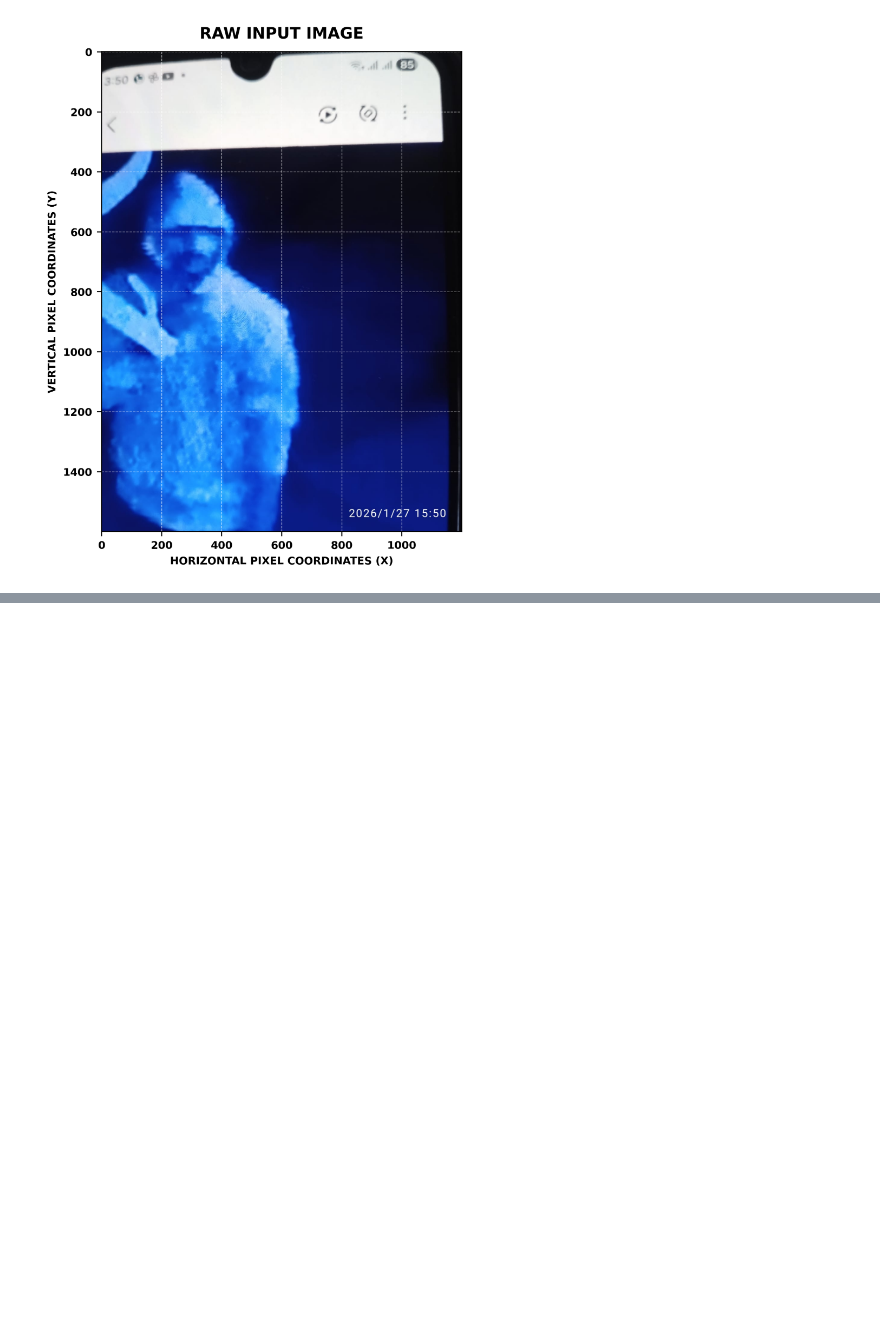
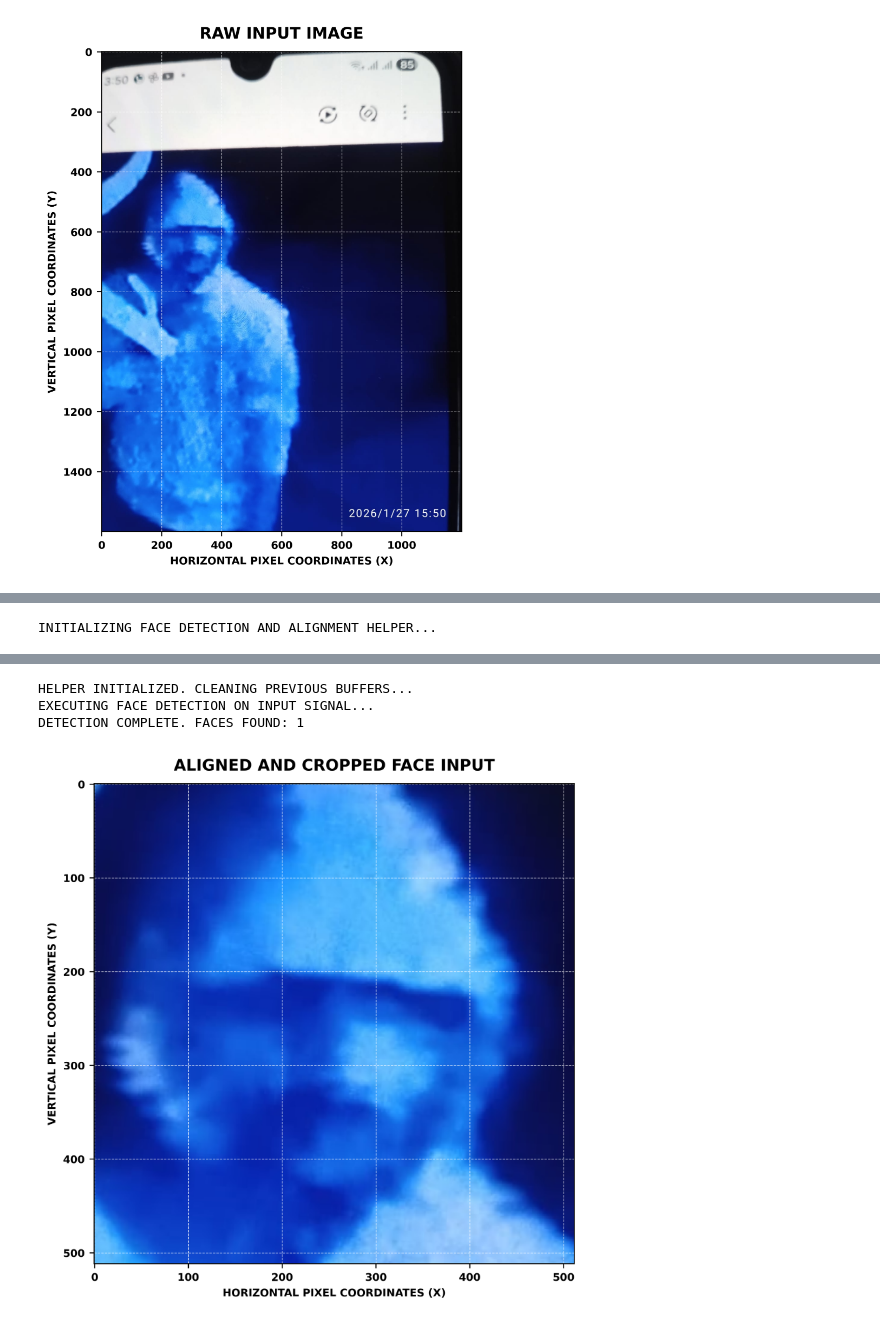
Before and after one commit to DaRkSouL36/FACE-IMAGE-ENHANCEMENT-AND-RESTORATION, a Jupyter notebook: NOTEBOOK.ipynb, the cells around one changed output, grey strips where cells are left out. Cells and saved outputs as stored; diff of their text form; code cells hidden in the pictures; blank space fills up the shorter version.

Commit message:
FACE DETECTION AND AFFINE ALIGNMENT

```diff
--- a/NOTEBOOK.ipynb
+++ b/NOTEBOOK.ipynb
@@ -301,0 +314,64 @@ DATA TYPE: uint8
+# %%
+from gfpgan.utils import GFPGANer
+from facexlib.utils.face_restoration_helper import FaceRestoreHelper
+
+# -----------------------------------------------------------------------------
+# INITIALIZE FACE RESTORATION HELPER
+# -----------------------------------------------------------------------------
+# UPSCALE_FACTOR = 1  # WE WILL HANDLE SUPER-RESOLUTION IN A LATER STAGE
+# FACE_SIZE = 512     # STANDARD INPUT SIZE FOR GAN RESTORATION
+
+print("INITIALIZING FACE DETECTION AND ALIGNMENT HELPER...")
+
+# INSTANTIATE HELPER
+# USE_PARSE=TRUE ALLOWS FOR REGION-BASED EDITING IF NEEDED LATER
+face_helper = FaceRestoreHelper(
+    upscale_factor=1,
+    face_size=512,
+    crop_ratio=(1, 1),
+    det_model='retinaface_resnet50',
+    save_ext='png',
+    use_parse=True,
+    device=DEVICE
+)
+
+print("HELPER INITIALIZED. CLEANING PREVIOUS BUFFERS...")
+face_helper.clean_all()
+
+# -----------------------------------------------------------------------------
+# PERFORM DETECTION AND ALIGNMENT
+# -----------------------------------------------------------------------------
+# READ IMAGE FOR PROCESSING (REQUIRES BGR FORMAT FOR OPENCV BACKEND)
+print("EXECUTING FACE DETECTION ON INPUT SIGNAL...")
+face_helper.read_image(INPUT_IMG_BGR)
+
+# GET FACE LANDMARKS AND BOUNDING BOXES
+# THIS STEP DOWNSAMPLES LARGE IMAGES FOR FASTER DETECTION
+num_faces = face_helper.get_face_landmarks_5(
+    only_center_face=False,
+    resize=640,
+    eye_dist_threshold=5
+)
+
+print(f"DETECTION COMPLETE. FACES FOUND: {num_faces}")
+
+# ALIGN AND WARP FACES
+face_helper.align_warp_face()
+
+# -----------------------------------------------------------------------------
+# VISUALIZE ALIGNED FACES
+# -----------------------------------------------------------------------------
+if len(face_helper.cropped_faces) > 0:
+    # RETRIEVE THE FIRST CROPPED AND ALIGNED FACE
+    # CONVERT BACK TO RGB FOR DISPLAY
+    aligned_face = face_helper.cropped_faces[0]
+    aligned_face_rgb = cv2.cvtColor(aligned_face, cv2.COLOR_BGR2RGB)
+
+    display_image(aligned_face_rgb, "ALIGNED AND CROPPED FACE INPUT")
+else:
+    print("WARNING: NO FACE DETECTED. THE IMAGE MAY BE TOO DEGRADED.")
+    print("STRATEGY: WE WILL PROCEED BY TREATING THE WHOLE IMAGE AS THE TARGET.")
+    # FALLBACK: USE THE WHOLE IMAGE IF DETECTION FAILS
+    # face_helper.cropped_faces = [INPUT_IMG_BGR]
+# %% [output]
+INITIALIZING FACE DETECTION AND ALIGNMENT HELPER...
@@ -301,0 +380,4 @@ DATA TYPE: uint8
+HELPER INITIALIZED. CLEANING PREVIOUS BUFFERS...
+EXECUTING FACE DETECTION ON INPUT SIGNAL...
+DETECTION COMPLETE. FACES FOUND: 1
+[figure, added]
```
Also changed, not shown: parts of 2 cells of this notebook.
